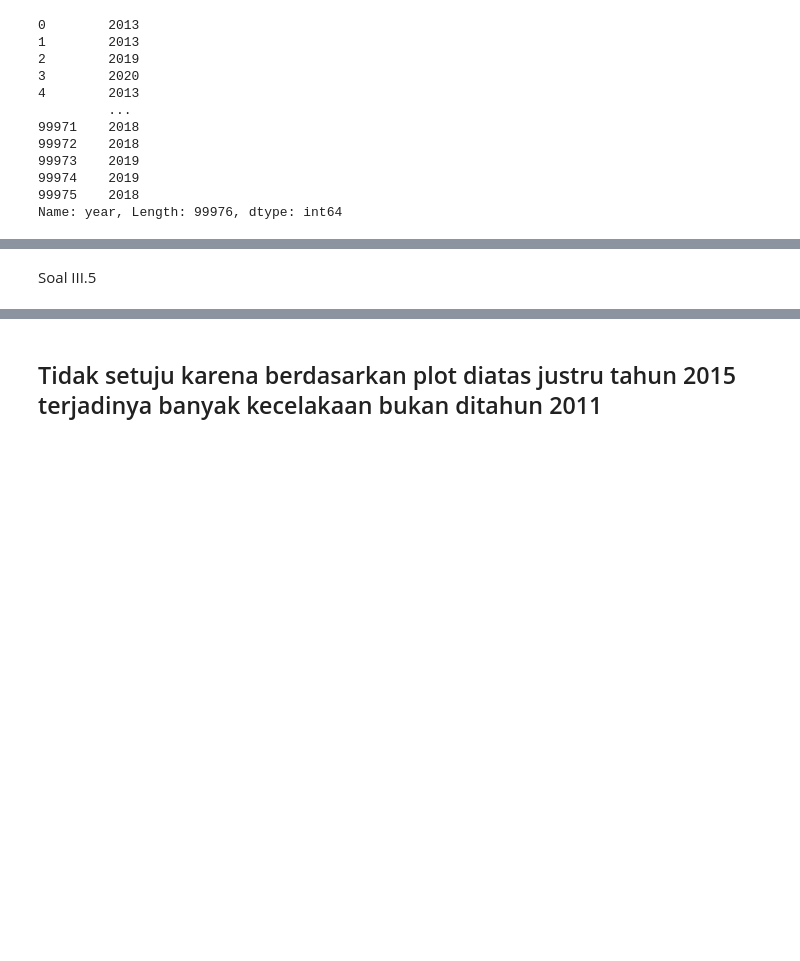
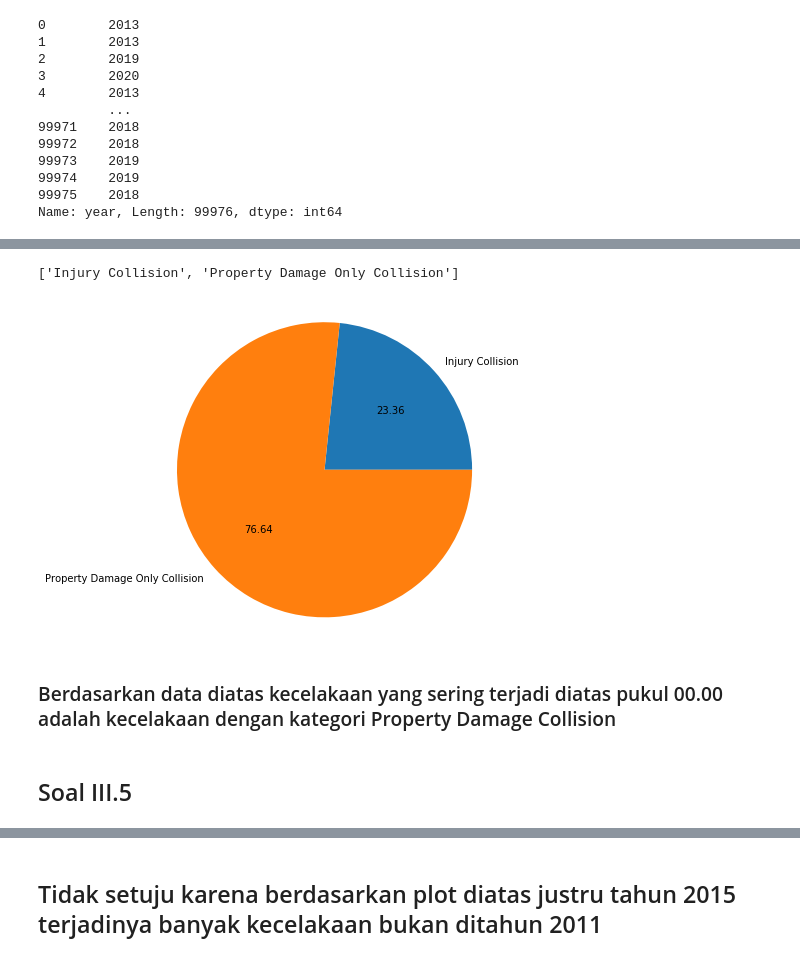
Before and after one commit to achiastuti/Ujian_Modul_2, a Jupyter notebook: Ujian Modul 2.ipynb, the cells around one changed output, grey strips where cells are left out. Drawn from its saved outputs; the diff is of its cells as text; code cells hidden in the pictures; blank space fills up the shorter version.

```diff
--- a/Ujian Modul 2.ipynb
+++ b/Ujian Modul 2.ipynb
@@ -346,0 +351,4 @@ TypeError: only size-1 arrays can be converted to Python scalars
+# %%
+a = collision[collision['hour'] == 0]
+b = a.groupby(['SEVERITYDESC']).count()
+b
@@ -347,2 +361,18 @@ TypeError: only size-1 arrays can be converted to Python scalars
+# %%
+label_list =collision['SEVERITYDESC'].unique().tolist()
+label_list
+# %% [output]
+['Injury Collision', 'Property Damage Only Collision']
+# %%
+plt.figure(figsize=(10,6))
+plt.pie(b['hour'],
+        labels=label_list,
+        autopct = '%.2f')
+plt.axis('equal')
+plt.show()
+# %% [output]
+[figure, added]
+# %% [markdown]
+### Berdasarkan data diatas kecelakaan yang sering terjadi diatas pukul 00.00 adalah kecelakaan dengan kategori Property Damage Collision
 # %% [markdown]
-Soal III.5
+## Soal III.5
```
Also changed, not shown: parts of 12 cells of this notebook.
